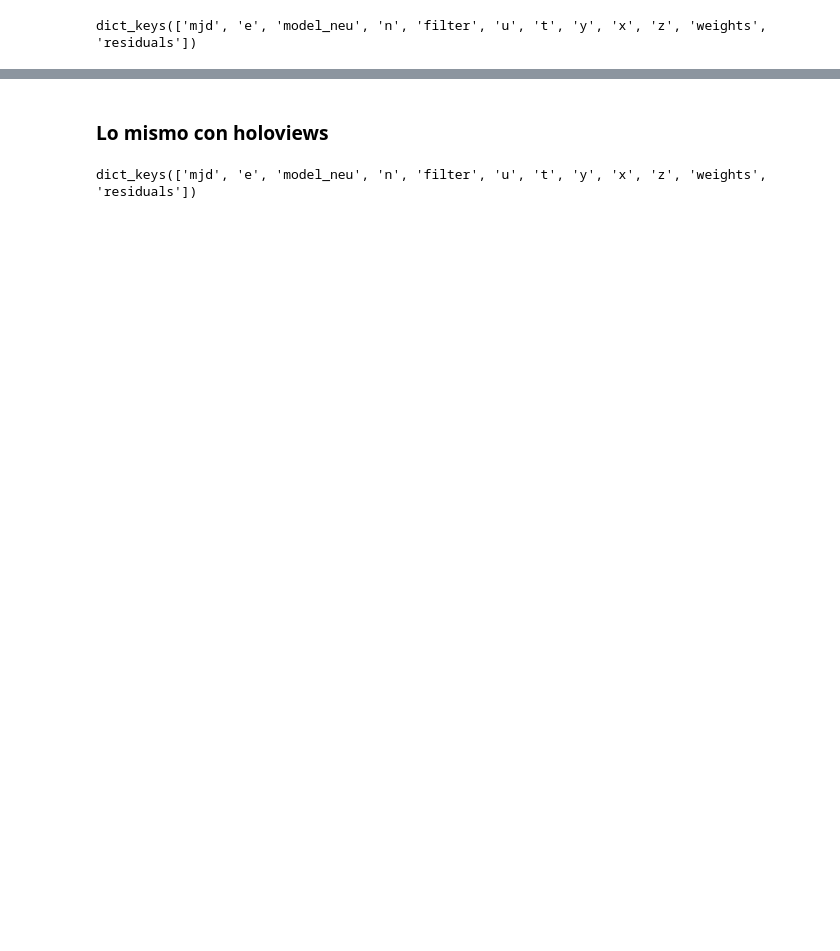
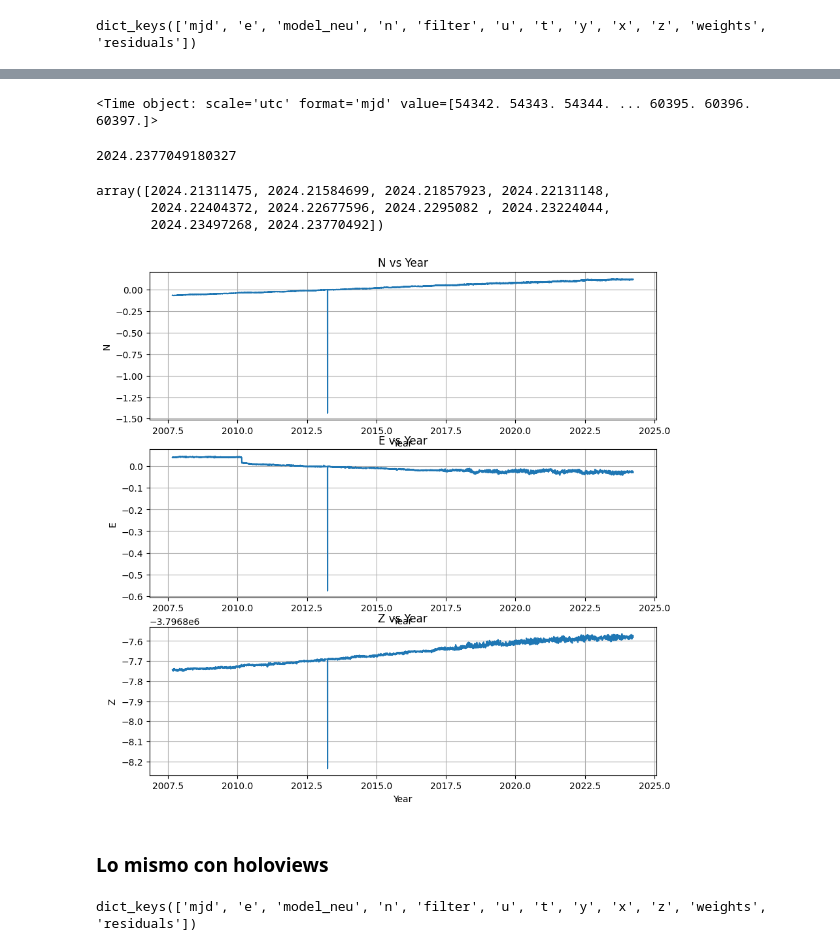
Before and after one commit to bettachini/tallerTesis, a Jupyter notebook: ramsacErrors/leeUno.ipynb, the cells around one changed output, grey strips where cells are left out. Cells and saved outputs as stored; diff of their text form; code cells hidden in the pictures; blank space fills up the shorter version.

```diff
--- a/ramsacErrors/leeUno.ipynb
+++ b/ramsacErrors/leeUno.ipynb
@@ -36,3 +67,47 @@ plt.show()
+# %%
+# MJD to yyyy (year) and decimal of year
+from astropy.time import Time
+mjd = np.array(data['time_series']['mjd'])
+t = Time(mjd, format='mjd')
+t.decimalyear
+t
+# %% [output]
+<Time object: scale='utc' format='mjd' value=[54342. 54343. 54344. ... 60395. 60396. 60397.]>
+# %%
+t[-1].decimalyear
+# %% [output]
+2024.2377049180327
+# %%
+# last 10 entries in t
+t[-10:].decimalyear
+# %% [output]
+array([2024.21311475, 2024.21584699, 2024.21857923, 2024.22131148,
+       2024.22404372, 2024.22677596, 2024.2295082 , 2024.23224044,
+       2024.23497268, 2024.23770492])
+# %%
+# same graphs as above but with time in decimal year
+fig, ax = plt.subplots(3, 1, figsize=(10, 10))
+ax[0].plot(t.decimalyear, data['time_series']['n'])
+ax[0].set_xlabel('Year')
+ax[0].set_ylabel('N')
+ax[0].set_title('N vs Year')
+ax[0].grid(True)
+
+ax[1].plot(t.decimalyear, data['time_series']['e'])
+ax[1].set_xlabel('Year')
+ax[1].set_ylabel('E')
+ax[1].set_title('E vs Year')
+ax[1].grid(True)
+
+ax[2].plot(t.decimalyear, data['time_series']['z'])
+ax[2].set_xlabel('Year')
+ax[2].set_ylabel('Z')
+ax[2].set_title('Z vs Year')
+ax[2].grid(True)
+
+plt.show()
+# %% [output]
+[figure, added]
 # %% [markdown]
 ### Lo mismo con holoviews
 # %%
```
Also changed, not shown: parts of 12 cells of this notebook, 2 other files.
